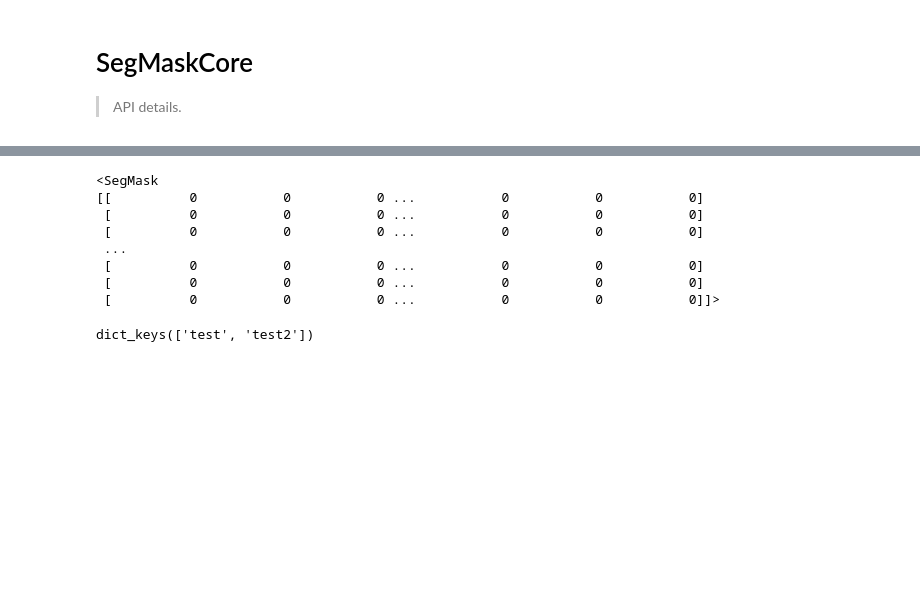
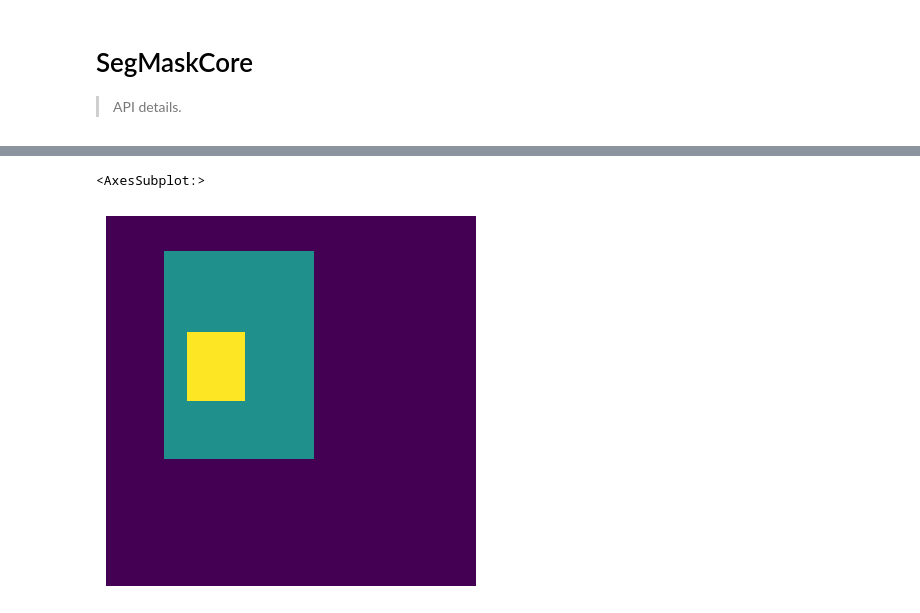
Before and after one commit to lgvaz/polvo, a Jupyter notebook: nbs/14c_segmask.core.ipynb, the cells around one changed output, grey strips where cells are left out. Cells and saved outputs as stored; diff of their text form; code cells hidden in the pictures; blank space fills up the shorter version.

```diff
--- a/nbs/14c_segmask.core.ipynb
+++ b/nbs/14c_segmask.core.ipynb
@@ -18,3 +31,15 @@ INFO     - The mmseg config folder already exists. No need to downloaded it. Pat
+# %%
+#|export
+class PolygonLabeled(GetAttr):
+    _default='polygon'
+    def __init__(self, polygon, label): store_attr()
+    def __repr__(self): return f'{self.label} | {self.polygon}'
+# %%
+polygons = [
+    PolygonLabeled(Polygon.from_xy([(100, 100), (200, 100), (200, 200), (100, 200)]), pv.Label(1, 'test-1')), # Square
+    PolygonLabeled(Polygon.from_flat([300, 300, 350, 320, 320, 380]), pv.Label(3, 'test-3')),                 # Triangle
+    PolygonLabeled(Polygon.from_flat([30, 30, 400, 100, 300, 280, 370, 120]), pv.Label(1, 'test-1')),
+]
 # %%
 #|export
 class SegMask:
@@ -23,7 +48,10 @@ class SegMask:
         self.class_map = class_map
 
     def accept_visit(self, visitor): return visitor.visit_segmask(self)
+    def show(self): return pv.show_image(self.mask)
 
+    # TODO: Refactor to_contours, most of it's logic is the same as `to_polygons`.
+    # Maybe we can substitue it completely for to_polygons and update it's uses accordingly (COCOExporter)
     def to_contours(self, method=cv2.CHAIN_APPROX_SIMPLE, mode=cv2.RETR_EXTERNAL):
         arr = self.mask.squeeze().astype(np.uint8)
         contours = {}
@@ -34,24 +62,37 @@ class SegMask:
             contours[label] = cv2.findContours(mask, mode, method)[0]
         return contours
 
+    def to_polygons(self):
+        arr = self.mask.squeeze().astype(np.uint8)
+        polygons = []
+        for id_ in set(np.unique(arr)):
+            label = self.class_map.id2label[id_]
+            if label.name == 'background': continue
+            mask = (arr == id_).astype(np.uint8)
+            for contour in cv2.findContours(mask, mode, method)[0]:
+                polygon = Polygon.from_flat(contour.flatten())
+                polygons.append(PolygonLabeled(polygon, label))
+        return polygons
+
+    @classmethod
+    def from_polygons(cls, polygons: Sequence[PolygonLabeled], width, height, background_id=0):
+        mask_arr = np.zeros((height, width), dtype=np.uint8)
+        labels = set((pv.Label(background_id, 'background'),))
+        for poly in polygons:
+            labels.add(poly.label)
+            points = poly.xy.astype(np.int32)
+            points = points.reshape((-1, 1, 2))  # Required shape for fillPoly
+            cv2.fillPoly(mask_arr, [points], color=poly.label.id)
+        return cls(mask_arr, pv.ClassMap(*labels))
+
     def __repr__(self):
         return f"<{self.__class__.__name__}\n{self.mask}>"
 # %%
 mask = np.zeros((32, 32))
 mask[3:21, 5:18] = 1
 mask[10:16, 7:12] = 2
 mask = SegMask(mask, pv.ClassMap(pv.Label(0, 'background'), pv.Label(1, 'test'), pv.Label(2, 'test2')))
-mask
+mask.show()
 # %% [output]
-<SegMask
-[[          0           0           0 ...           0           0           0]
- [          0           0           0 ...           0           0           0]
- [          0           0           0 ...           0           0           0]
- ...
- [          0           0           0 ...           0           0           0]
- [          0           0           0 ...           0           0           0]
- [          0           0           0 ...           0           0           0]]>
+<AxesSubplot:>
+[figure, added]
-# %%
-mask.to_contours()
-# %% [output]
-dict_keys(['test', 'test2'])
```
Also changed, not shown: parts of 5 cells of this notebook, 14 other files.
